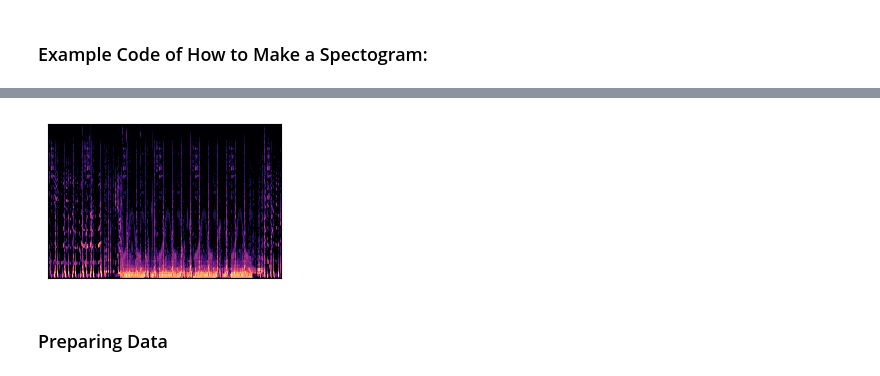
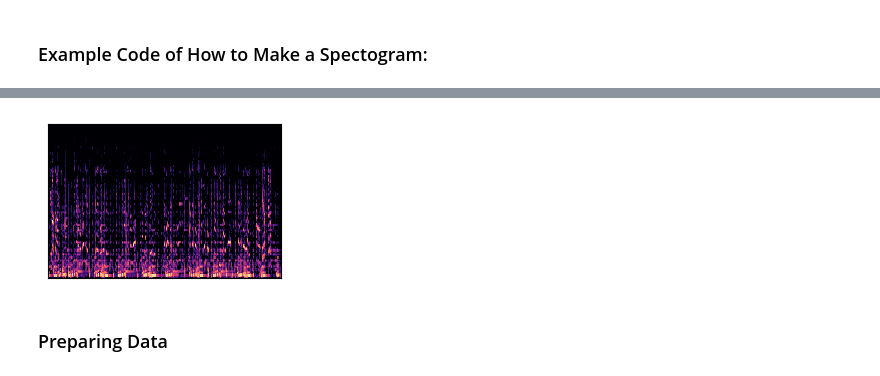
Before and after one commit to Hawkety77/Stat486MiniProject, a Jupyter notebook: CNN/main.ipynb, the cells around one changed output, grey strips where cells are left out. Drawn from its saved outputs; the diff is of its cells as text; code cells hidden in the pictures.

```diff
--- a/CNN/main.ipynb
+++ b/CNN/main.ipynb
@@ -33,21 +33,21 @@ def setRandom():
 # %% [markdown]
 ### Example Code of How to Make a Spectogram:
 # %%
-filePath = "../data/genres_original/hiphop/hiphop.00009.wav" # an example file
+filePath = "../data/genres_original/reggae/reggae.00005.wav" # an example file
 
 file, samplingRate = librosa.load(filePath)
 example, _ = librosa.effects.trim(file)
 
 hopLength = 512 # the number of samples between successive columns of the spectrogram
 
 spectrogram = librosa.power_to_db(librosa.feature.melspectrogram(y = example, sr = samplingRate, n_fft = 2048, hop_length = hopLength, n_mels = 128, power = 4.0), ref = np.max)
 
 plt.figure(figsize = (3, 2))
 librosa.display.specshow(spectrogram, sr = samplingRate, hop_length = hopLength, x_axis = "off", y_axis = "off")
 ipd.Audio(example, rate = samplingRate)
 # %% [output]
 [interactive output not drawn]
-[figure, old version]
+[figure, new version]
 # %% [markdown]
 ### Preparing Data
 # %%
```
